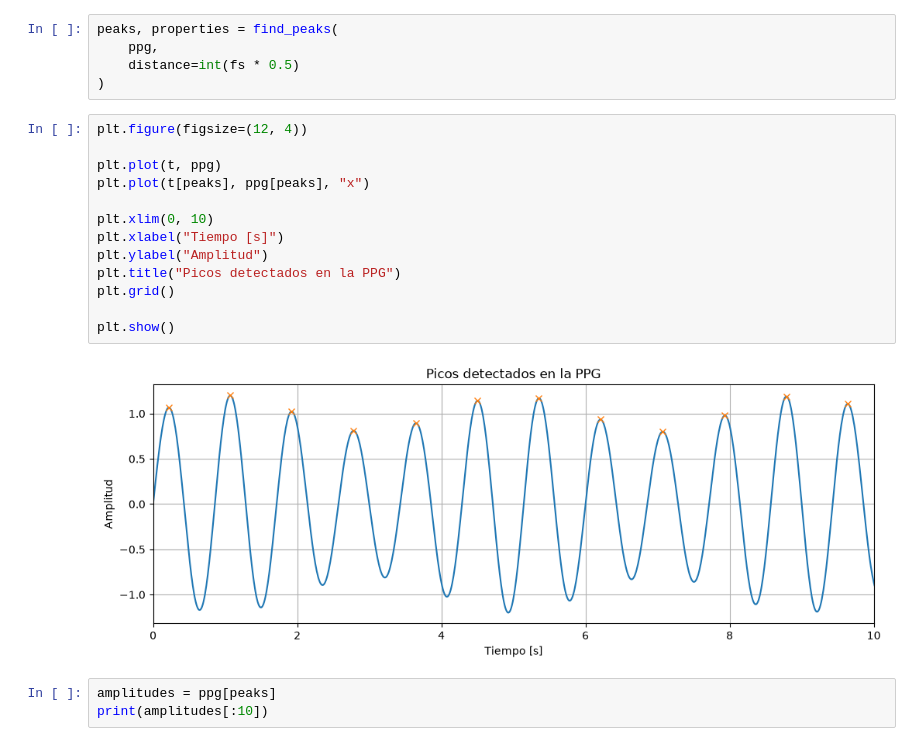
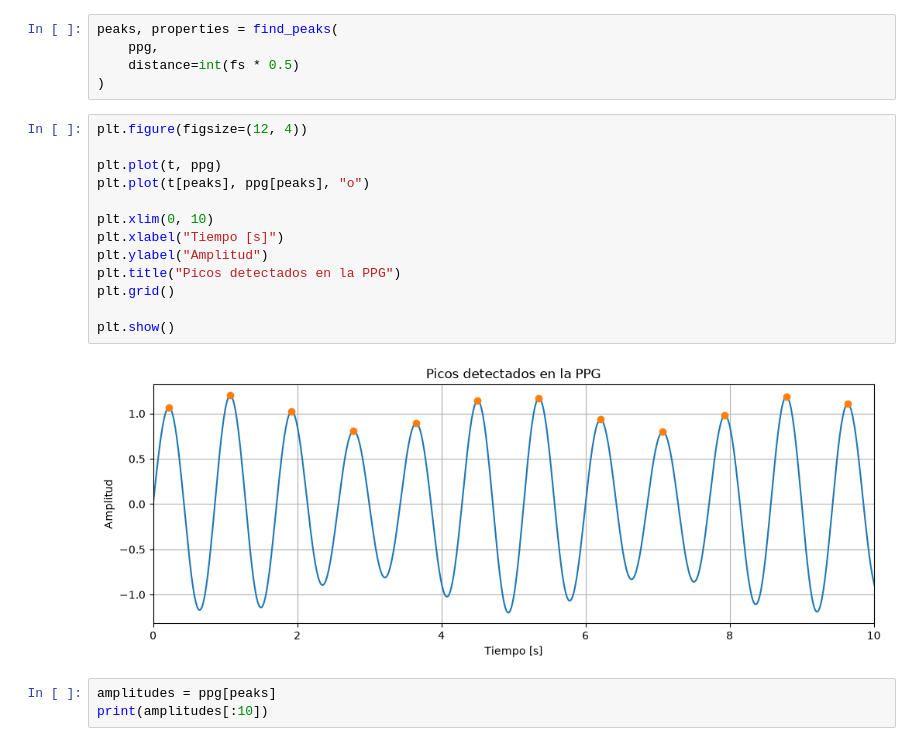
Before and after one commit to carlosgmontoya/respiratory-rate-ppg, a Jupyter notebook: notebooks/01_synthetic_ppg.ipynb, the cells around one changed output. Drawn from its saved outputs; the diff is of its cells as text.

```diff
--- a/notebooks/01_synthetic_ppg.ipynb
+++ b/notebooks/01_synthetic_ppg.ipynb
@@ -131,18 +136,18 @@ peaks, properties = find_peaks(
 # %%
 plt.figure(figsize=(12, 4))
 
 plt.plot(t, ppg)
-plt.plot(t[peaks], ppg[peaks], "x")
+plt.plot(t[peaks], ppg[peaks], "o")
 
 plt.xlim(0, 10)
 plt.xlabel("Tiempo [s]")
 plt.ylabel("Amplitud")
 plt.title("Picos detectados en la PPG")
 plt.grid()
 
 plt.show()
 # %% [output]
-[figure, old version]
+[figure, new version]
 # %%
 amplitudes = ppg[peaks]
 print(amplitudes[:10])
```
Also changed, not shown: parts of 12 cells of this notebook.
